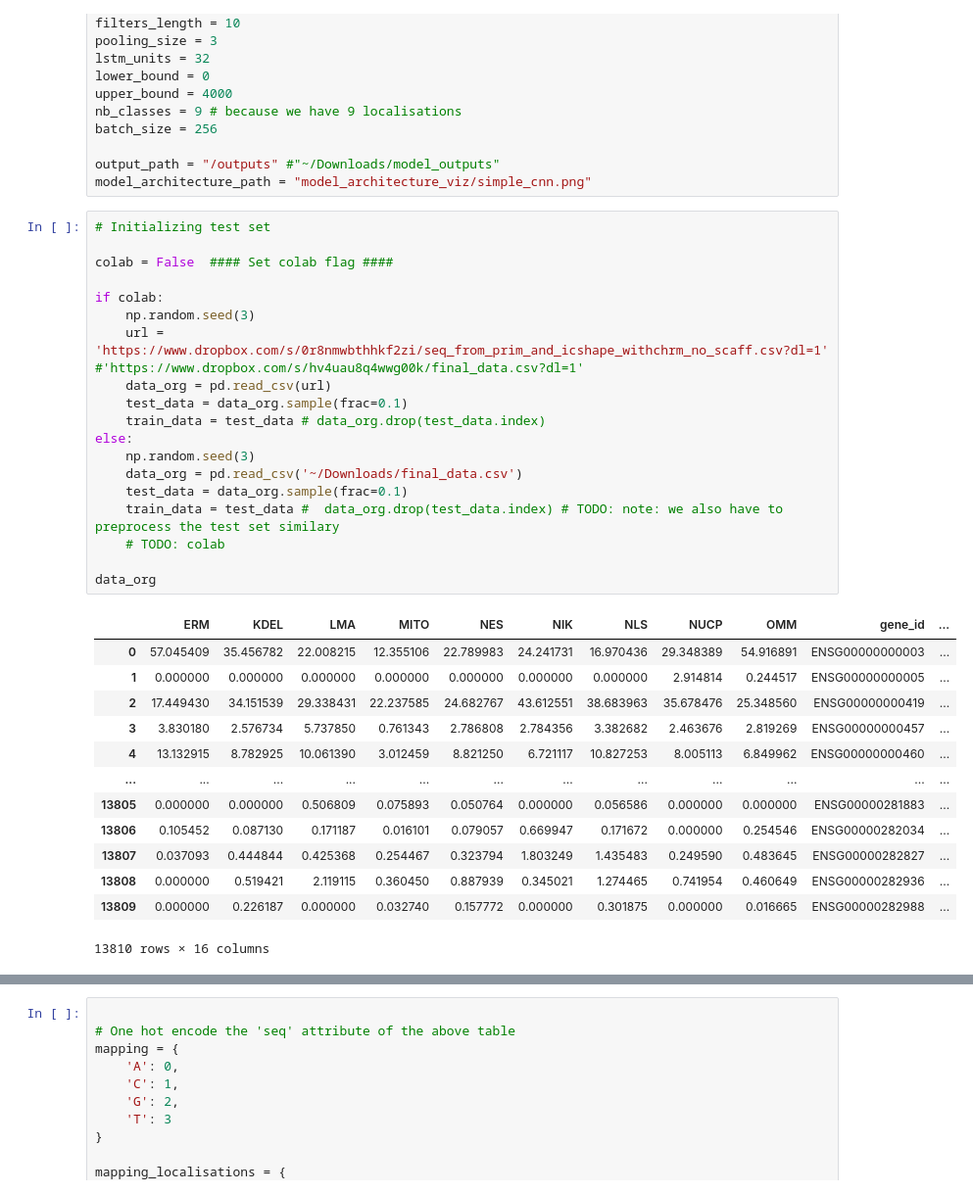
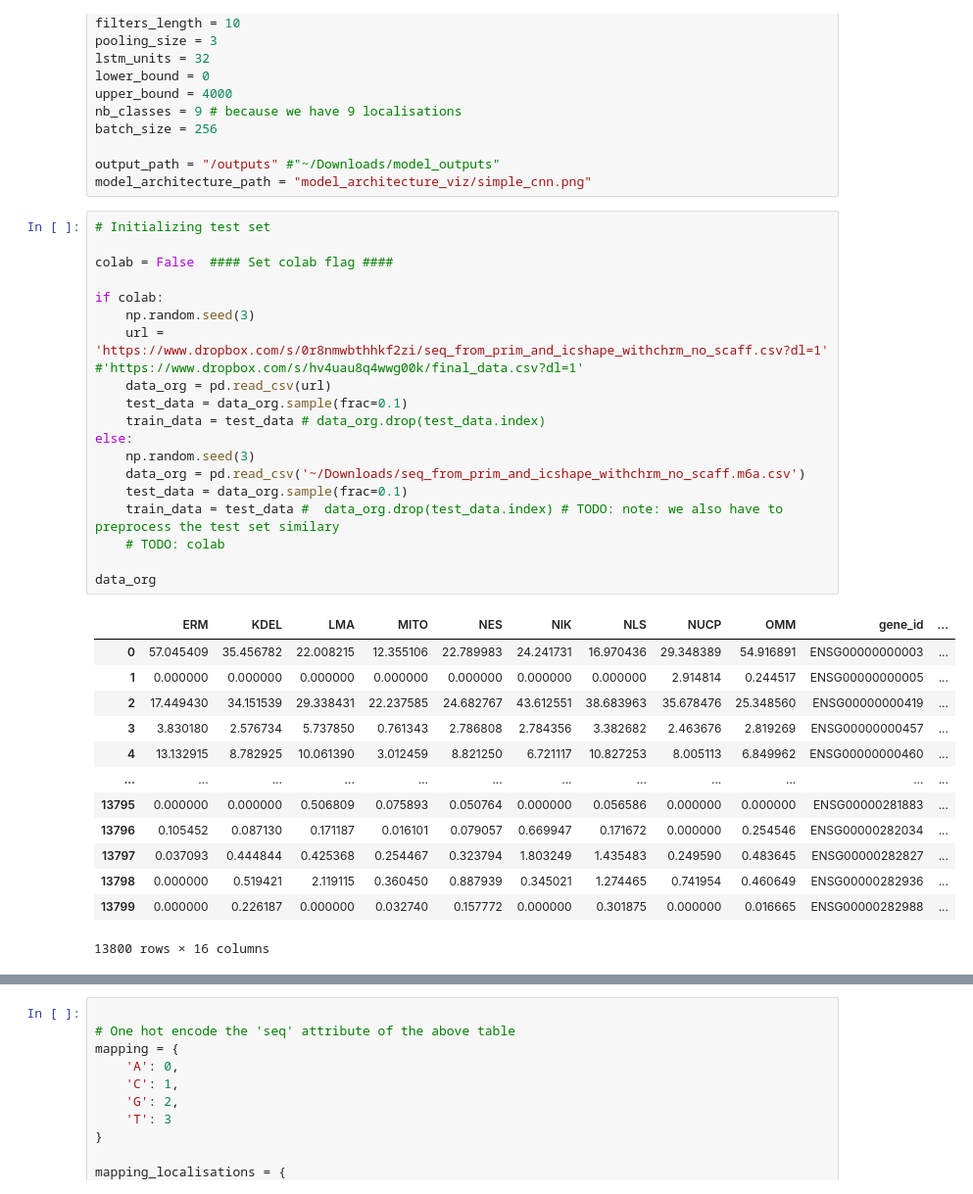
Before and after one commit to Tralius/rna-localization, a Jupyter notebook: rnatrackertesting.ipynb, the cells around one changed output, grey strips where cells are left out. Shown at 98% size. Cells and saved outputs as stored; diff of their text form.

```diff
--- a/rnatrackertesting.ipynb
+++ b/rnatrackertesting.ipynb
@@ -60,36 +56,36 @@ model_architecture_path = "model_architecture_viz/simple_cnn.png"
 # %%
 # Initializing test set
 
 colab = False  #### Set colab flag ####
 
 if colab:
     np.random.seed(3)
     url = 'https://www.dropbox.com/s/0r8nmwbthhkf2zi/seq_from_prim_and_icshape_withchrm_no_scaff.csv?dl=1' #'https://www.dropbox.com/s/hv4uau8q4wwg00k/final_data.csv?dl=1'
     data_org = pd.read_csv(url)
     test_data = data_org.sample(frac=0.1)
     train_data = test_data # data_org.drop(test_data.index)
 else:
     np.random.seed(3)
-    data_org = pd.read_csv('~/Downloads/final_data.csv')
+    data_org = pd.read_csv('~/Downloads/seq_from_prim_and_icshape_withchrm_no_scaff.m6a.csv')
     test_data = data_org.sample(frac=0.1)
     train_data = test_data #  data_org.drop(test_data.index) # TODO: note: we also have to preprocess the test set similary
     # TODO: colab
 
 data_org
 # %% [output]
 |  | ERM | KDEL | LMA | MITO | NES | NIK | NLS | NUCP | OMM | gene_id | ... |
 | 0 | 57.045409 | 35.456782 | 22.008215 | 12.355106 | 22.789983 | 24.241731 | 16.970436 | 29.348389 | 54.916891 | ENSG00000000003 | ... |
 | 1 | 0.000000 | 0.000000 | 0.000000 | 0.000000 | 0.000000 | 0.000000 | 0.000000 | 2.914814 | 0.244517 | ENSG00000000005 | ... |
 | 2 | 17.449430 | 34.151539 | 29.338431 | 22.237585 | 24.682767 | 43.612551 | 38.683963 | 35.678476 | 25.348560 | ENSG00000000419 | ... |
 | 3 | 3.830180 | 2.576734 | 5.737850 | 0.761343 | 2.786808 | 2.784356 | 3.382682 | 2.463676 | 2.819269 | ENSG00000000457 | ... |
 | 4 | 13.132915 | 8.782925 | 10.061390 | 3.012459 | 8.821250 | 6.721117 | 10.827253 | 8.005113 | 6.849962 | ENSG00000000460 | ... |
 | ... | ... | ... | ... | ... | ... | ... | ... | ... | ... | ... | ... |
-| 13805 | 0.000000 | 0.000000 | 0.506809 | 0.075893 | 0.050764 | 0.000000 | 0.056586 | 0.000000 | 0.000000 | ENSG00000281883 | ... |
-| 13806 | 0.105452 | 0.087130 | 0.171187 | 0.016101 | 0.079057 | 0.669947 | 0.171672 | 0.000000 | 0.254546 | ENSG00000282034 | ... |
-| 13807 | 0.037093 | 0.444844 | 0.425368 | 0.254467 | 0.323794 | 1.803249 | 1.435483 | 0.249590 | 0.483645 | ENSG00000282827 | ... |
-| 13808 | 0.000000 | 0.519421 | 2.119115 | 0.360450 | 0.887939 | 0.345021 | 1.274465 | 0.741954 | 0.460649 | ENSG00000282936 | ... |
-| 13809 | 0.000000 | 0.226187 | 0.000000 | 0.032740 | 0.157772 | 0.000000 | 0.301875 | 0.000000 | 0.016665 | ENSG00000282988 | ... |
+| 13795 | 0.000000 | 0.000000 | 0.506809 | 0.075893 | 0.050764 | 0.000000 | 0.056586 | 0.000000 | 0.000000 | ENSG00000281883 | ... |
+| 13796 | 0.105452 | 0.087130 | 0.171187 | 0.016101 | 0.079057 | 0.669947 | 0.171672 | 0.000000 | 0.254546 | ENSG00000282034 | ... |
+| 13797 | 0.037093 | 0.444844 | 0.425368 | 0.254467 | 0.323794 | 1.803249 | 1.435483 | 0.249590 | 0.483645 | ENSG00000282827 | ... |
+| 13798 | 0.000000 | 0.519421 | 2.119115 | 0.360450 | 0.887939 | 0.345021 | 1.274465 | 0.741954 | 0.460649 | ENSG00000282936 | ... |
+| 13799 | 0.000000 | 0.226187 | 0.000000 | 0.032740 | 0.157772 | 0.000000 | 0.301875 | 0.000000 | 0.016665 | ENSG00000282988 | ... |
-13810 rows × 16 columns
+13800 rows × 16 columns
 # %%
 
 sum_vec = train_data.iloc[:, :9].sum(axis=1)
```
Also changed, not shown: parts of 9 cells of this notebook.
